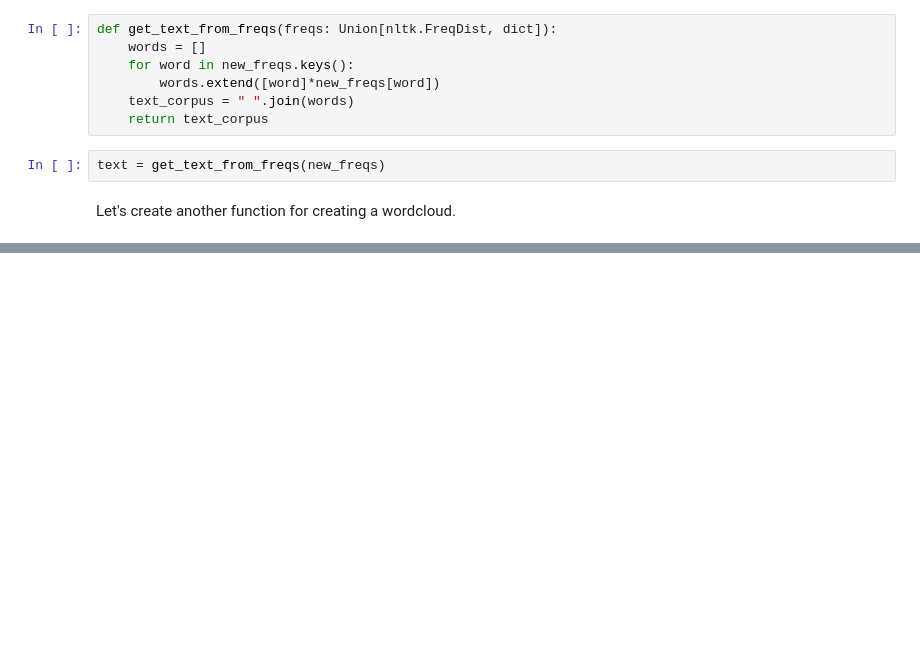
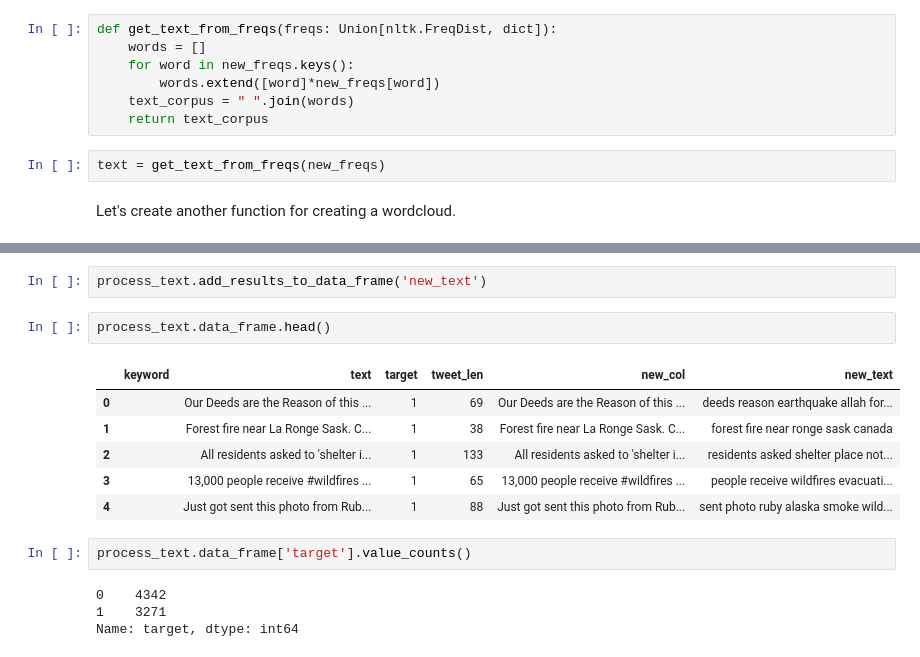
Before and after one commit to Oumar199/nlp_programs_exercises, a Jupyter notebook: kaggle_tweet_competition.ipynb, the cells around one changed output, grey strips where cells are left out. Saved outputs shown, nothing was run; the diff lists cells and outputs as text; blank space fills up the shorter version.

```diff
--- a/kaggle_tweet_competition.ipynb
+++ b/kaggle_tweet_competition.ipynb
@@ -637,0 +824,17 @@ Error:
+# %%
+process_text.add_results_to_data_frame('new_text')
+# %%
+process_text.data_frame.head()
+# %% [output]
+|  | keyword | text | target | tweet_len | new_col | new_text |
+| 0 |  | Our Deeds are the Reason of this ... | 1 | 69 | Our Deeds are the Reason of this ... | deeds reason earthquake allah for... |
+| 1 |  | Forest fire near La Ronge Sask. C... | 1 | 38 | Forest fire near La Ronge Sask. C... | forest fire near ronge sask canada |
+| 2 |  | All residents asked to 'shelter i... | 1 | 133 | All residents asked to 'shelter i... | residents asked shelter place not... |
+| 3 |  | 13,000 people receive #wildfires ... | 1 | 65 | 13,000 people receive #wildfires ... | people receive wildfires evacuati... |
+| 4 |  | Just got sent this photo from Rub... | 1 | 88 | Just got sent this photo from Rub... | sent photo ruby alaska smoke wild... |
+# %%
+process_text.data_frame['target'].value_counts()
+# %% [output]
+0    4342
+1    3271
+Name: target, dtype: int64
```
Also changed, not shown: parts of 22 cells of this notebook.
